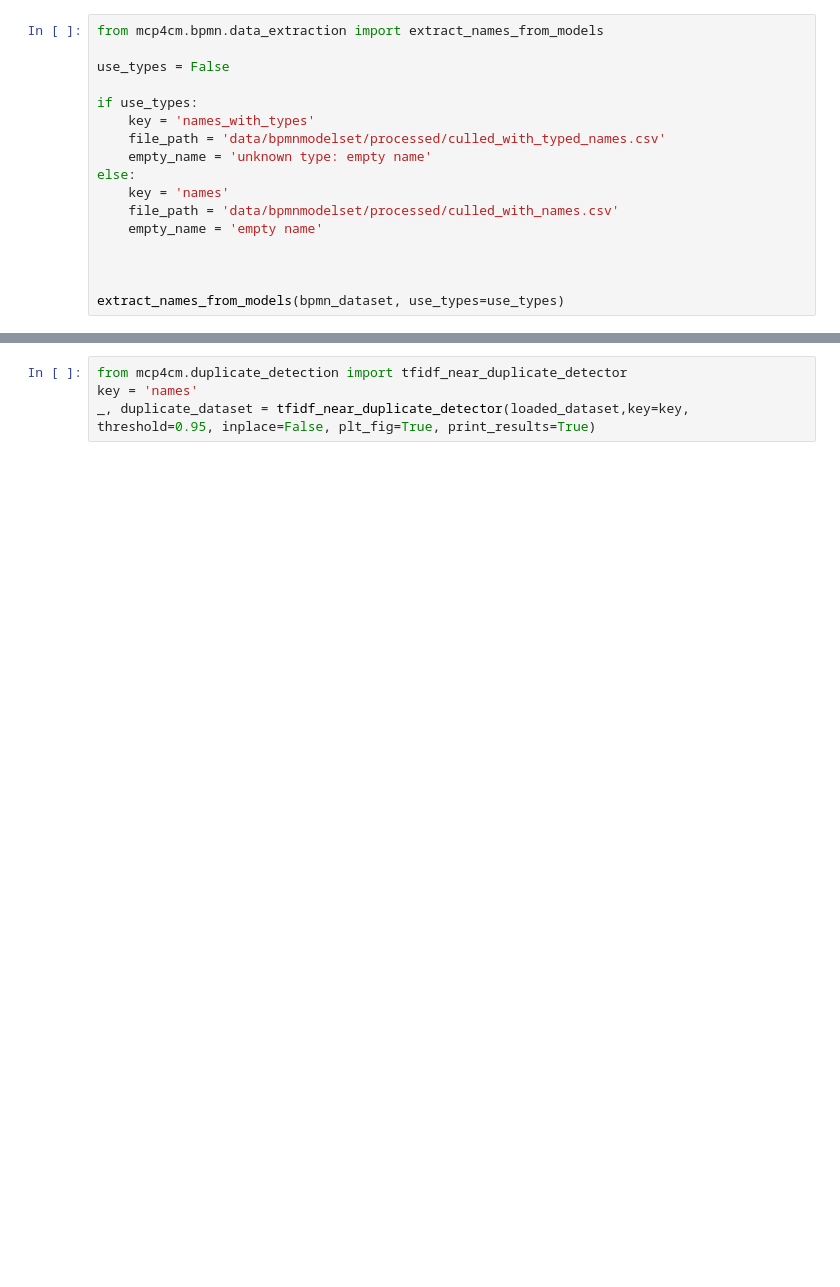
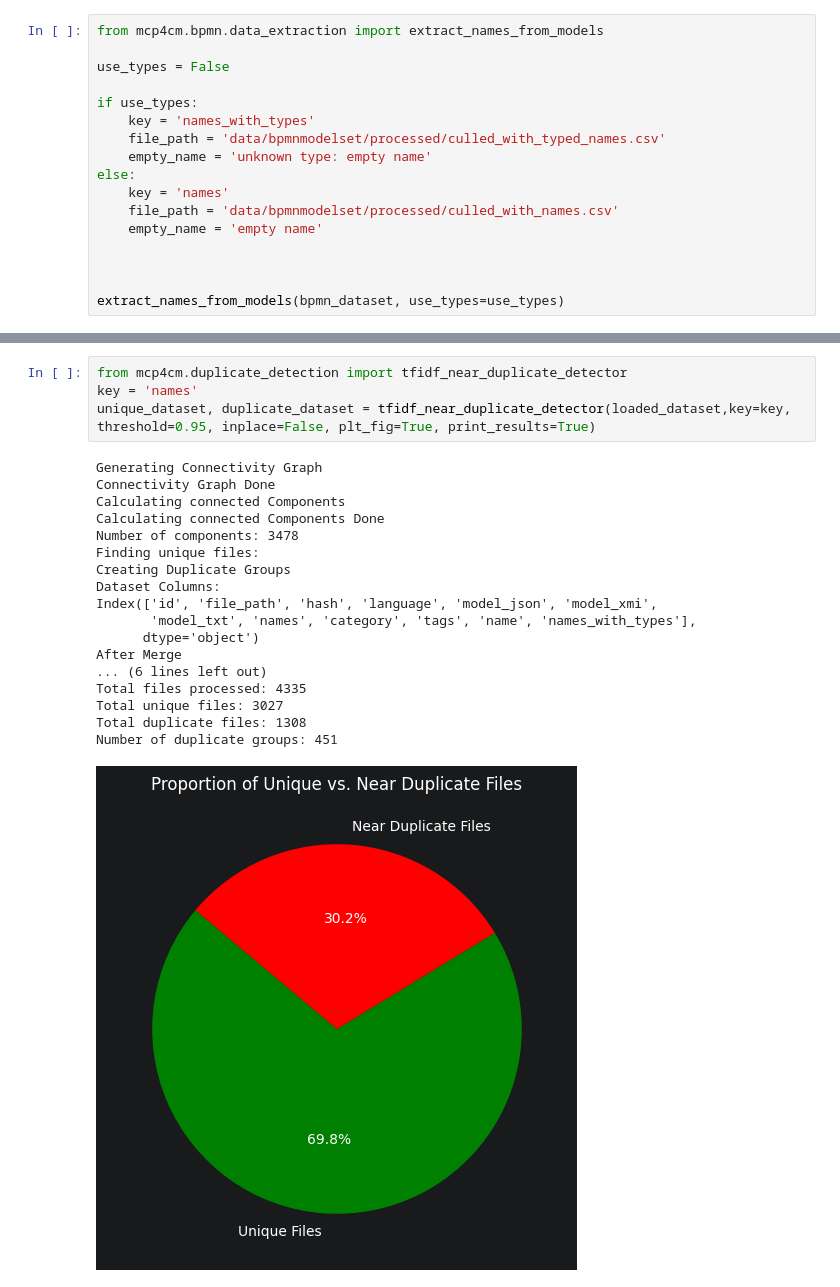
Before and after one commit to BernyWeiss/bpmn-model-cleansing, a Jupyter notebook: test_bpmn_mcp4cm.ipynb, the cells around one changed output, grey strips where cells are left out. Drawn from its saved outputs; the diff is of its cells as text; blank space fills up the shorter version.

```diff
--- a/test_bpmn_mcp4cm.ipynb
+++ b/test_bpmn_mcp4cm.ipynb
@@ -104,4 +132,23 @@ detect_duplicates_by_hash(loaded_dataset, inplace=True, plt_fig=True, print_resu
 # %%
 from mcp4cm.duplicate_detection import tfidf_near_duplicate_detector
 key = 'names'
-_, duplicate_dataset = tfidf_near_duplicate_detector(loaded_dataset,key=key, threshold=0.95, inplace=False, plt_fig=True, print_results=True)
+unique_dataset, duplicate_dataset = tfidf_near_duplicate_detector(loaded_dataset,key=key, threshold=0.95, inplace=False, plt_fig=True, print_results=True)
+# %% [output]
+Generating Connectivity Graph
+Connectivity Graph Done
+Calculating connected Components
+Calculating connected Components Done
+Number of components: 3478
+Finding unique files:
+Creating Duplicate Groups
+Dataset Columns:
+Index(['id', 'file_path', 'hash', 'language', 'model_json', 'model_xmi',
+       'model_txt', 'names', 'category', 'tags', 'name', 'names_with_types'],
+      dtype='object')
+After Merge
+... (6 lines left out)
+Total files processed: 4335
+Total unique files: 3027
+Total duplicate files: 1308
+Number of duplicate groups: 451
+[figure, added]
```
Also changed, not shown: parts of 21 cells of this notebook, 4 other files.
